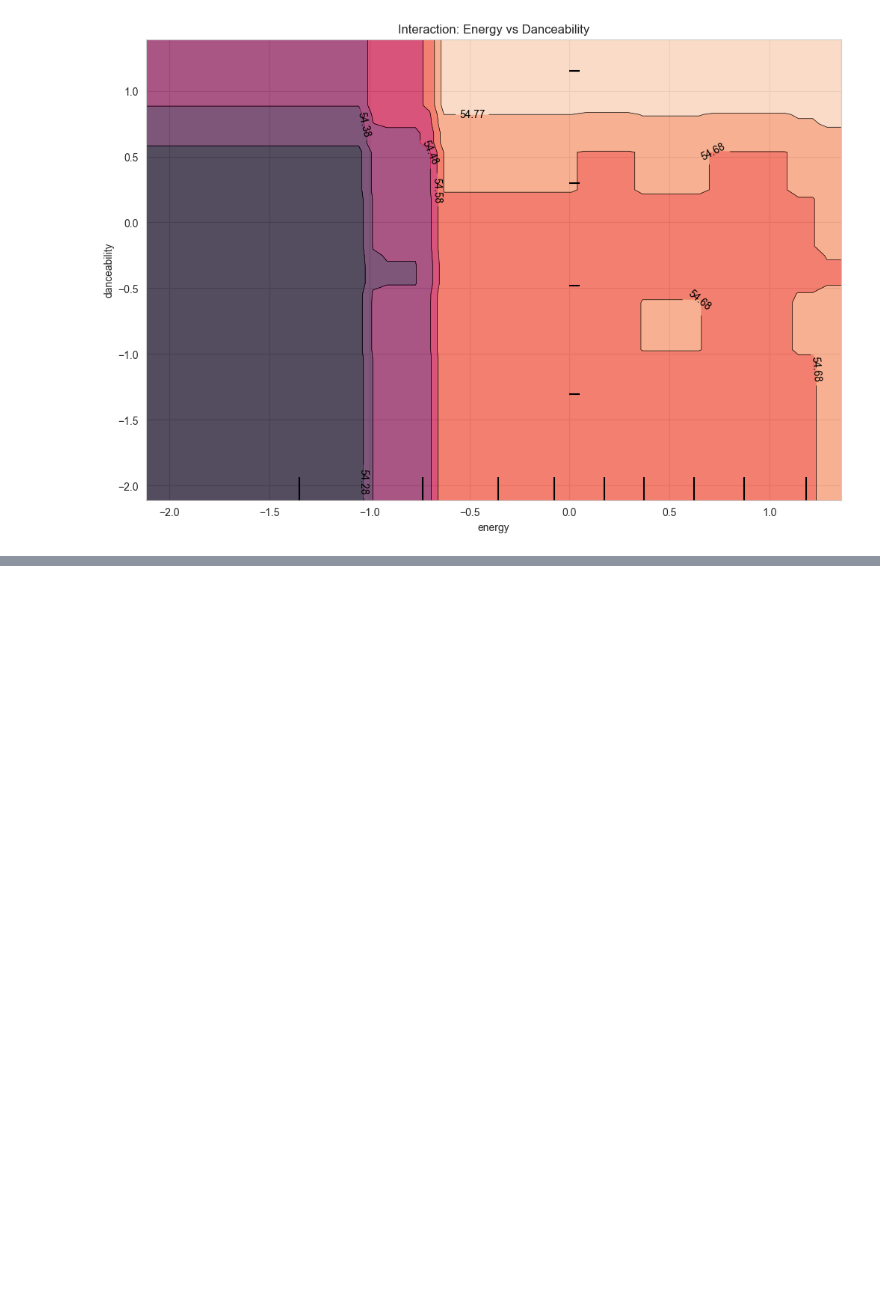
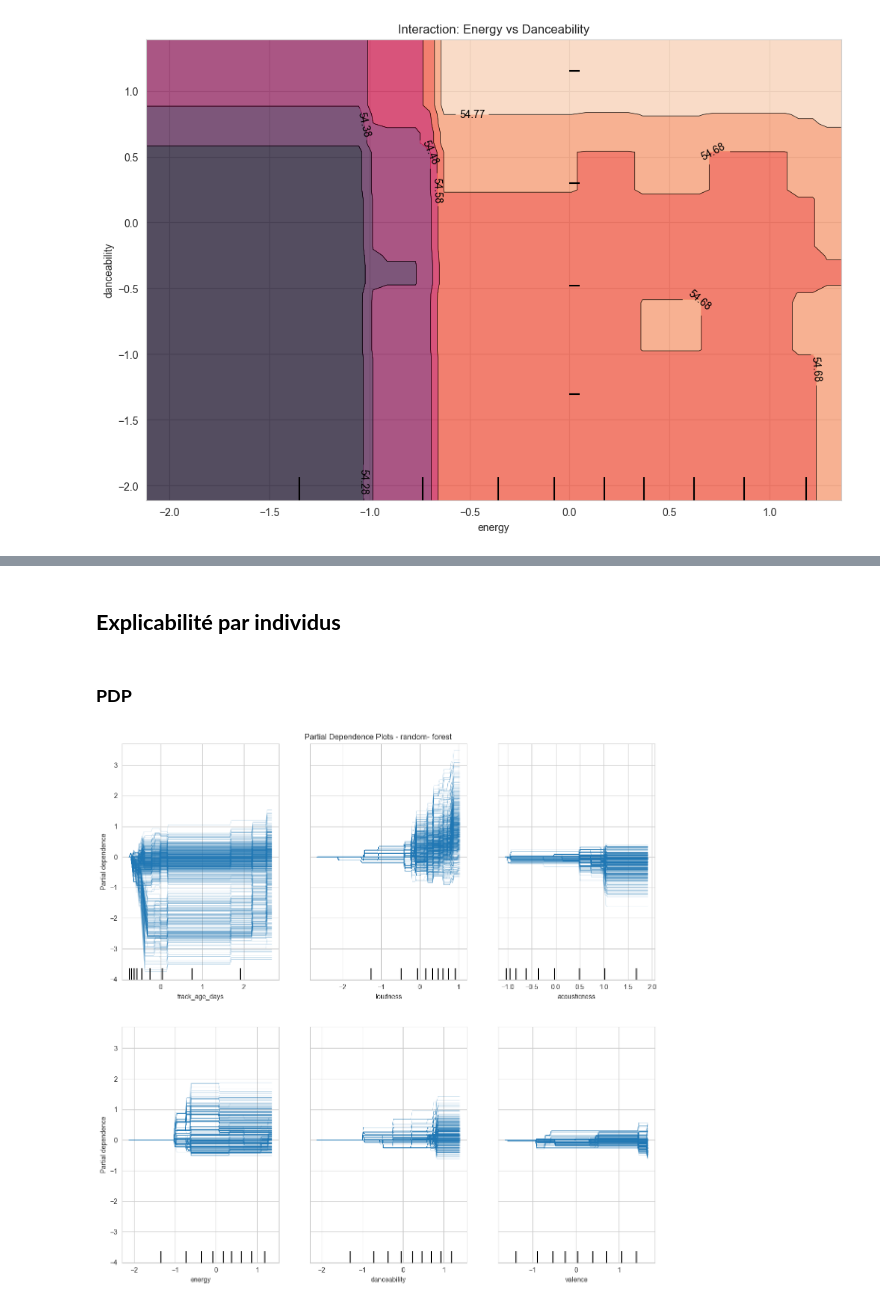
Before and after one commit to NoaLRX/Popular_Songs_Spotify, a Jupyter notebook: notebook.ipynb, the cells around one changed output, grey strips where cells are left out. Saved outputs shown, nothing was run; the diff lists cells and outputs as text; code cells hidden in the pictures; blank space fills up the shorter version.

```diff
--- a/notebook.ipynb
+++ b/notebook.ipynb
@@ -1600,0 +1682,24 @@ plt.show()
+# %% [markdown]
+## **Explicabilité par individus**
+# %% [markdown]
+### **PDP**
+# %%
+# PDP pour plusieurs caractéristiques (par exemple, 'sepal length' et 'petal width')
+features = features = ["track_age_days", "loudness", "acousticness",
+           "energy", "danceability", "valence"]
+
+_, ax1 = plt.subplots(figsize = (12,12))
+PartialDependenceDisplay.from_estimator(rf_ultra,  #votre modèle
+                                         df_interpret,
+                                         features,
+                                         kind="individual",
+                                         ax = ax1,
+                                         n_cols=3,
+                                         centered=True
+                                         )
+plt.suptitle("Partial Dependence Plots - random- forest")
+plt.tight_layout()
+plt.savefig('img/PDP_interactions.png', dpi=300, bbox_inches='tight')
+plt.show()
+# %% [output]
+[figure, added]
```
Also changed, not shown: parts of 20 cells of this notebook, 7 other files.
